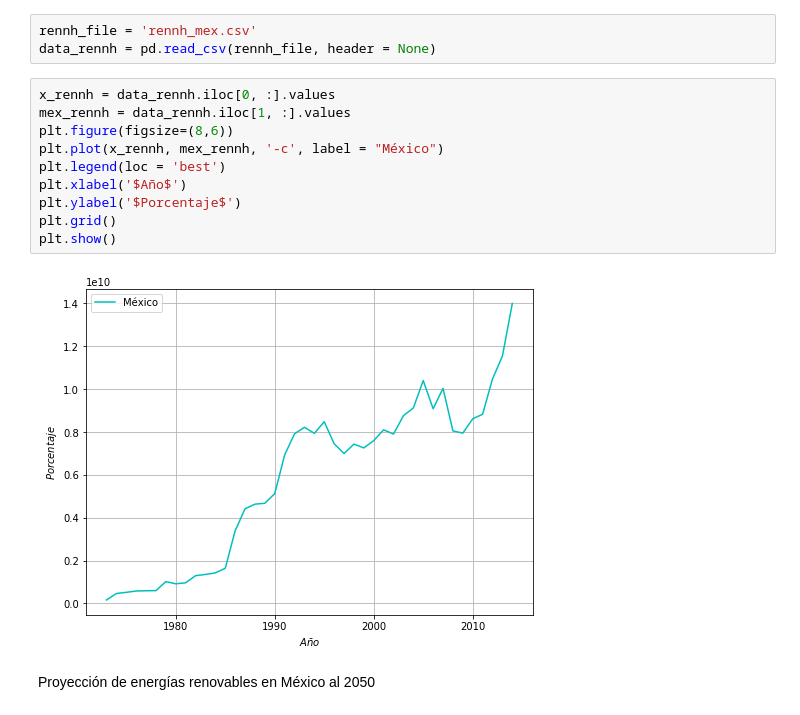
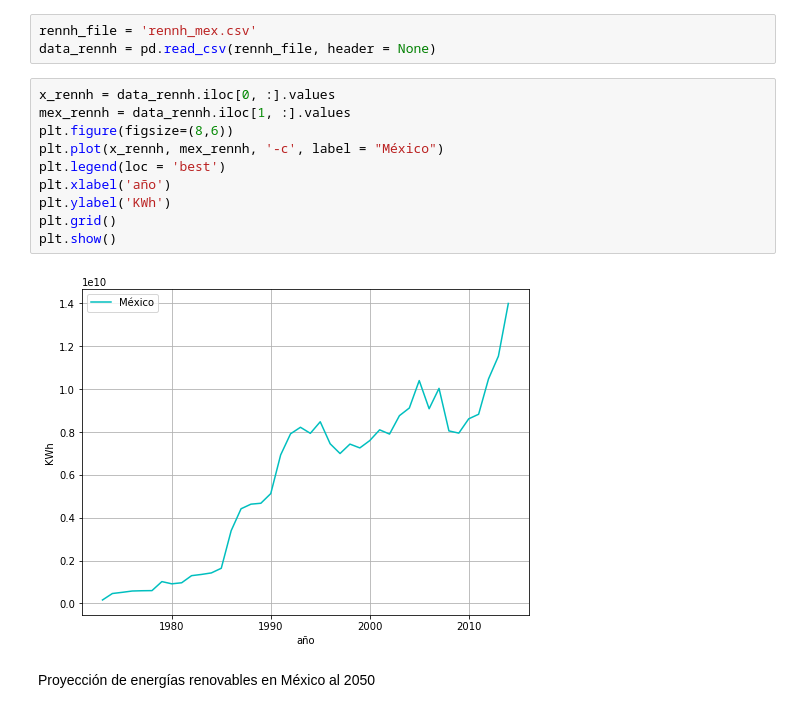
Before and after one commit to AndreaOrtizM/ProyectoModulo3_OrtizA_AcostaE_ChiquitoE, a Jupyter notebook: ProyectoModulo3_OrtizA_AcostaE_ChiquitoE.ipynb, the cells around one changed output. Saved outputs shown, nothing was run; the diff lists cells and outputs as text.

```diff
--- a/ProyectoModulo3_OrtizA_AcostaE_ChiquitoE.ipynb
+++ b/ProyectoModulo3_OrtizA_AcostaE_ChiquitoE.ipynb
@@ -305,15 +313,15 @@ data_rennh = pd.read_csv(rennh_file, header = None)
 # %%
 x_rennh = data_rennh.iloc[0, :].values
 mex_rennh = data_rennh.iloc[1, :].values
 plt.figure(figsize=(8,6))
 plt.plot(x_rennh, mex_rennh, '-c', label = "México")
 plt.legend(loc = 'best')
-plt.xlabel('$Año$')
-plt.ylabel('$Porcentaje$')
+plt.xlabel('año')
+plt.ylabel('KWh')
 plt.grid()
 plt.show()
 # %% [output]
-[figure, old version]
+[figure, new version]
 # %% [markdown]
 Proyección de energías renovables en México al 2050
 # %%
```
Also changed, not shown: parts of 14 cells of this notebook, 2 other files.
